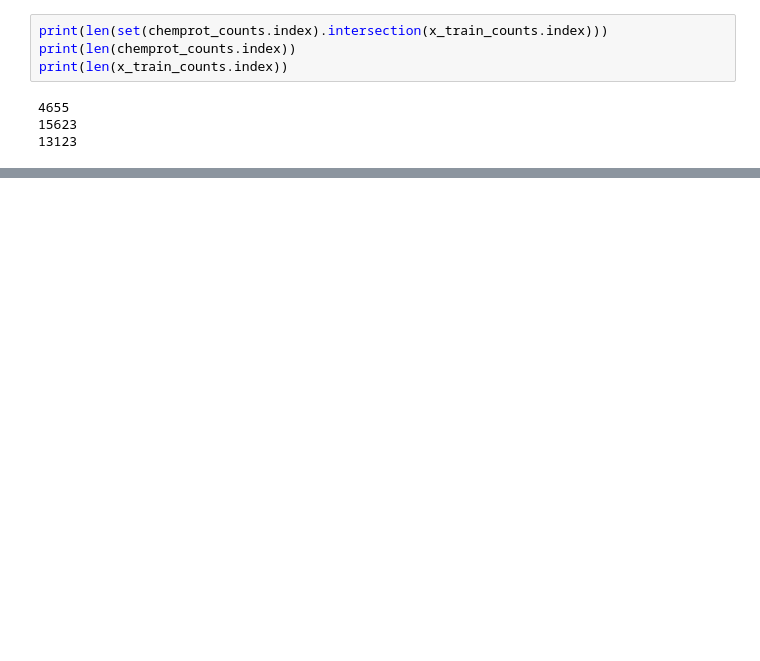
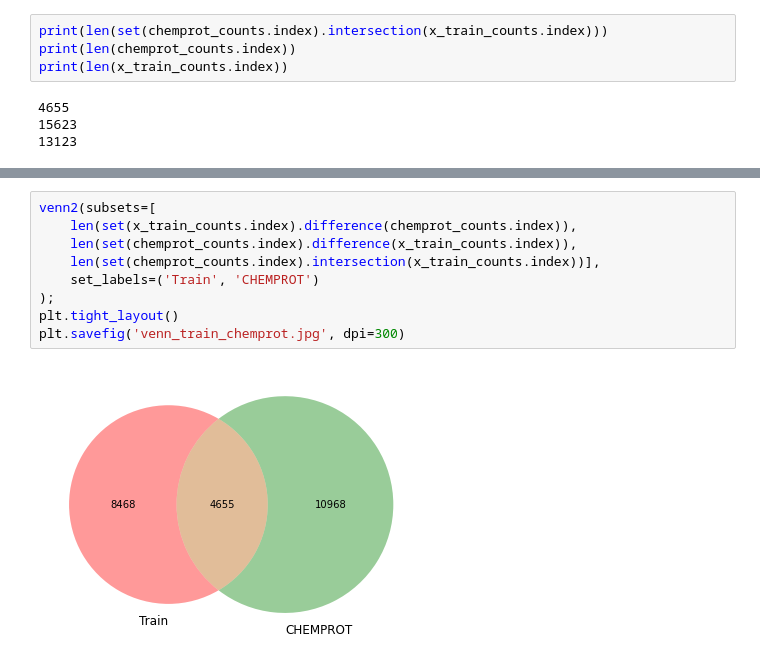
Before and after one commit to UHBristolDataScience/CAP-LeDeR-classification, a Jupyter notebook: classifier_performance_comparison.ipynb, the cells around one changed output, grey strips where cells are left out. Cells and saved outputs as stored; diff of their text form; blank space fills up the shorter version.

```diff
--- a/classifier_performance_comparison.ipynb
+++ b/classifier_performance_comparison.ipynb
@@ -211,3 +216,14 @@ len(set(x_test_counts.index).difference(x_train_counts.index))
+# %%
+venn2(subsets=[
+    len(set(x_train_counts.index).difference(chemprot_counts.index)),
+    len(set(chemprot_counts.index).difference(x_train_counts.index)),
+    len(set(chemprot_counts.index).intersection(x_train_counts.index))],
+    set_labels=('Train', 'CHEMPROT')
+);
+plt.tight_layout()
+plt.savefig('venn_train_chemprot.jpg', dpi=300)
+# %% [output]
+[figure, added]
 # %%
 x_test_counts.loc[set(x_test_counts.index).difference(x_train_counts.index)].sort_values('freq', ascending=False)
 # %% [output]
```
Also changed, not shown: parts of 5 cells of this notebook, 3 other files.
